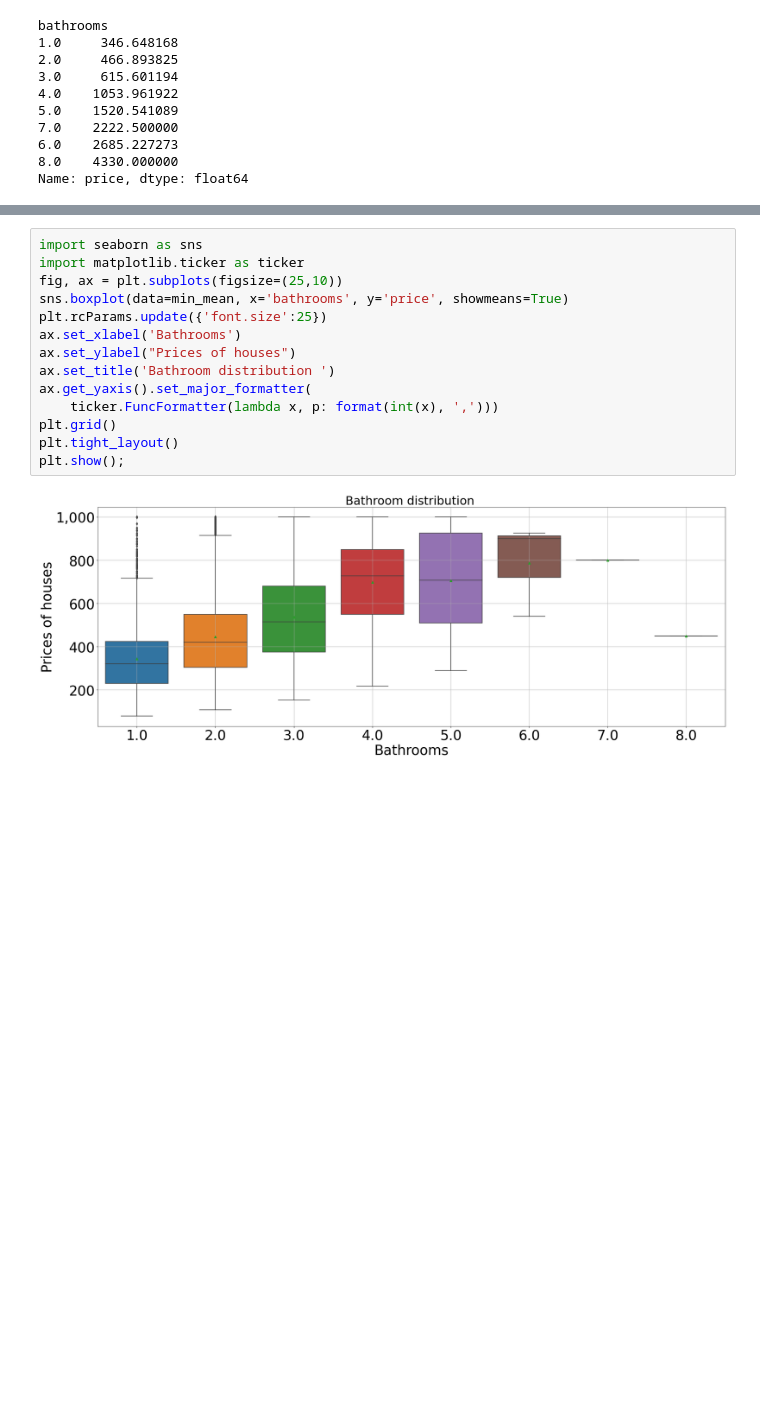
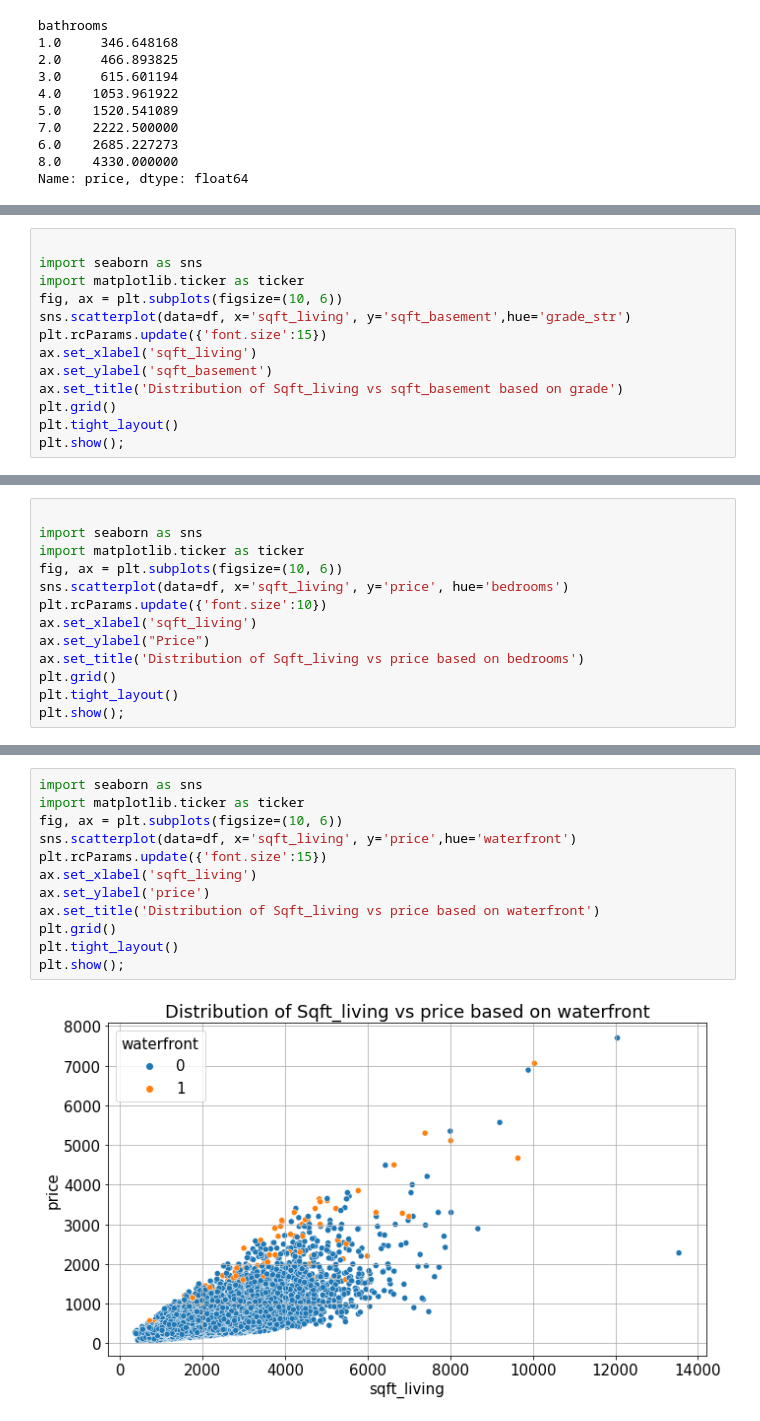
Before and after one commit to vivyhasadream/DS_P2_King-County-House-Sales-Predict, a Jupyter notebook: Karan_EDA.ipynb, the cells around one changed output, grey strips where cells are left out. Drawn from its saved outputs; the diff is of its cells as text; blank space fills up the shorter version.

```diff
--- a/Karan_EDA.ipynb
+++ b/Karan_EDA.ipynb
@@ -294,0 +327,13 @@ Name: price, dtype: float64
+# %%
+
+import seaborn as sns
+import matplotlib.ticker as ticker
+fig, ax = plt.subplots(figsize=(10, 6))
+sns.scatterplot(data=df, x='sqft_living', y='sqft_basement',hue='grade_str')
+plt.rcParams.update({'font.size':15})
+ax.set_xlabel('sqft_living')
+ax.set_ylabel('sqft_basement')
+ax.set_title('Distribution of Sqft_living vs sqft_basement based on grade')
+plt.grid()
+plt.tight_layout()
+plt.show();
@@ -294,0 +344,13 @@ Name: price, dtype: float64
+# %%
+
+import seaborn as sns
+import matplotlib.ticker as ticker
+fig, ax = plt.subplots(figsize=(10, 6))
+sns.scatterplot(data=df, x='sqft_living', y='price', hue='bedrooms')
+plt.rcParams.update({'font.size':10})
+ax.set_xlabel('sqft_living')
+ax.set_ylabel("Price")
+ax.set_title('Distribution of Sqft_living vs price based on bedrooms')
+plt.grid()
+plt.tight_layout()
+plt.show();
@@ -295,16 +361,14 @@ Name: price, dtype: float64
 # %%
 import seaborn as sns
 import matplotlib.ticker as ticker
-fig, ax = plt.subplots(figsize=(25,10))
-sns.boxplot(data=min_mean, x='bathrooms', y='price', showmeans=True)
-plt.rcParams.update({'font.size':25})
-ax.set_xlabel('Bathrooms')
-ax.set_ylabel("Prices of houses")
-ax.set_title('Bathroom distribution ')
-ax.get_yaxis().set_major_formatter(
-    ticker.FuncFormatter(lambda x, p: format(int(x), ',')))
+fig, ax = plt.subplots(figsize=(10, 6))
+sns.scatterplot(data=df, x='sqft_living', y='price',hue='waterfront')
+plt.rcParams.update({'font.size':15})
+ax.set_xlabel('sqft_living')
+ax.set_ylabel('price')
+ax.set_title('Distribution of Sqft_living vs price based on waterfront')
 plt.grid()
 plt.tight_layout()
 plt.show();
 # %% [output]
-[figure, old version]
+[figure, new version]
```
Also changed, not shown: parts of 39 cells of this notebook.
